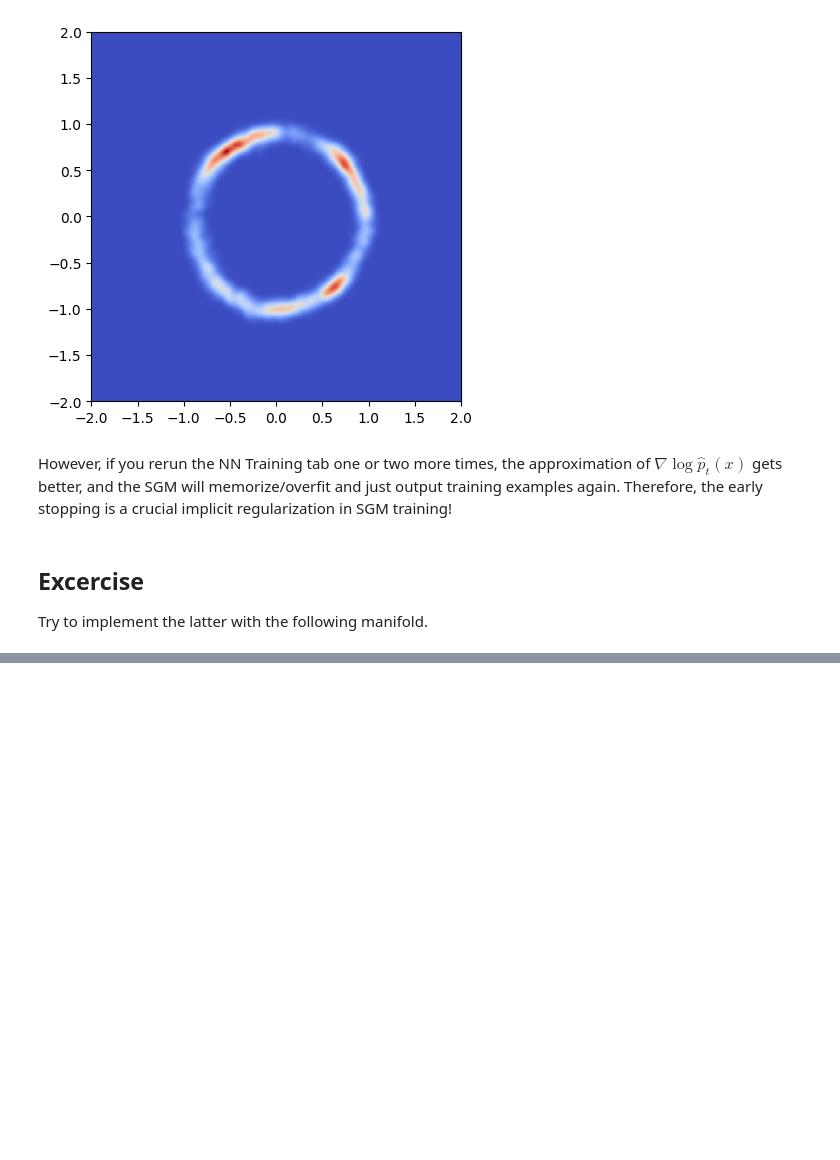
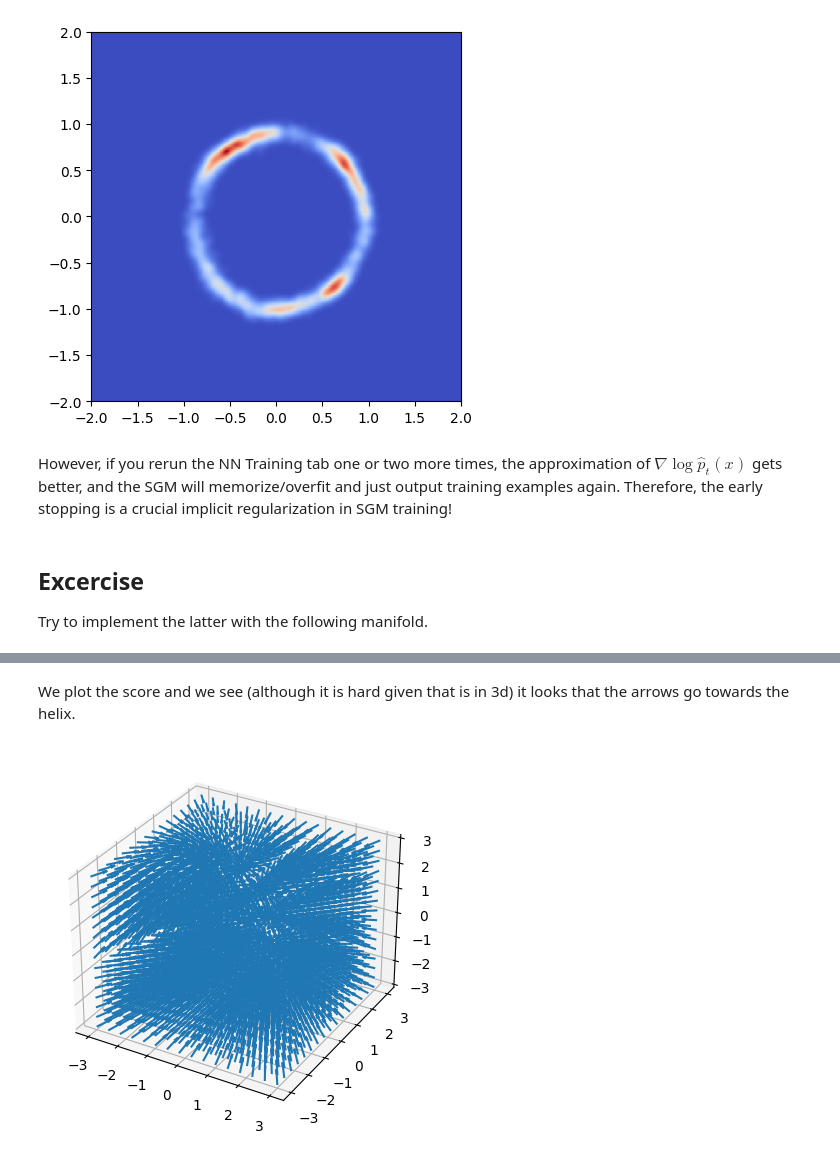
Before and after one commit to maguerrap/CEMRACS2023, a Jupyter notebook: 3-SGM_introduction.ipynb, the cells around one changed output, grey strips where cells are left out. Saved outputs shown, nothing was run; the diff lists cells and outputs as text; code cells hidden in the pictures; blank space fills up the shorter version.

```diff
--- a/3-SGM_introduction.ipynb
+++ b/3-SGM_introduction.ipynb
@@ -505,0 +508,43 @@ plt.show()
+# %%
+def log_hat_pt_helix(x: jax.Array, t: jax.Array) -> Callable[[jax.Array, jax.Array], jax.Array]:
+    """
+    x: One location in R^n
+    t: time (number)
+    returns the log density log \hat{p}_t(x) as described above
+
+    """
+    N = mf.shape[0]
+    means = mf * mean_factor(t)
+    v = var(t)
+    potentials = jnp.sum(-(x - means)**2 / (2 * v), axis=1)
+    # this is equivalent to
+    # return jnp.log(1/N * jnp.sum(jnp.exp(potentials)))
+    # but is numerically more stable
+    return logsumexp(potentials, axis=0, b=1/N)
+
+nabla_log_hat_pt_helix = jit(vmap(grad(log_hat_pt_helix), in_axes=(0, 0), out_axes=(0)))
+# %%
+def plot_score_3d(score: Callable[[jax.Array], jax.Array],
+               t: jax.Array, area_min: Union[int,float]=-1,
+               area_max: Union[int,float]=1) -> None:
+    #this helper function is here so that we can jit it.
+    #We can not jit the whole function since plt.quiver cannot
+    #be jitted
+    @partial(jit, static_argnums=[0,])
+    def helper(score, t, area_min, area_max):
+        x = jnp.linspace(area_min, area_max, 16)
+        x, y, z = jnp.meshgrid(x, x, x)
+        grid = jnp.stack([x.flatten(), y.flatten(), z.flatten()], axis=1)
+        t = jnp.ones((grid.shape[0], 1)) * t
+        scores = score(grid, t)
+        return grid, scores
+    grid, scores = helper(score, t, area_min, area_max)
+    ax = plt.figure().add_subplot(projection='3d')
+    ax.quiver(grid[:, 0], grid[:, 1], grid[:, 2], scores[:, 0], scores[:, 1], scores[:, 2], length=0.5, normalize=True)
+    plt.show()
+# %% [markdown]
+We plot the score and we see (although it is hard given that is in 3d) it looks that the arrows go towards the helix.
+# %%
+plot_score_3d(nabla_log_hat_pt_helix, 0.01, -3, 3)
+# %% [output]
+[figure, added]
```
Also changed, not shown: parts of 10 cells of this notebook, 2 other files.
